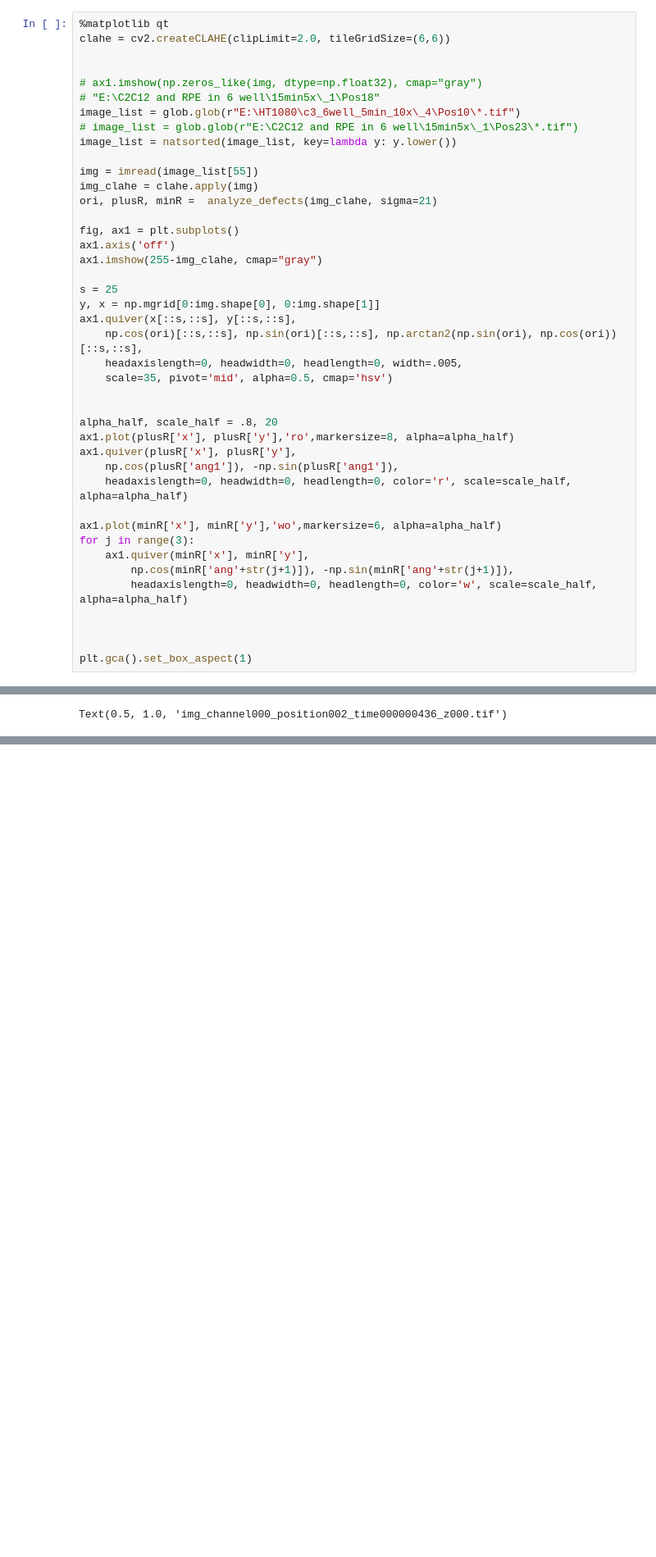
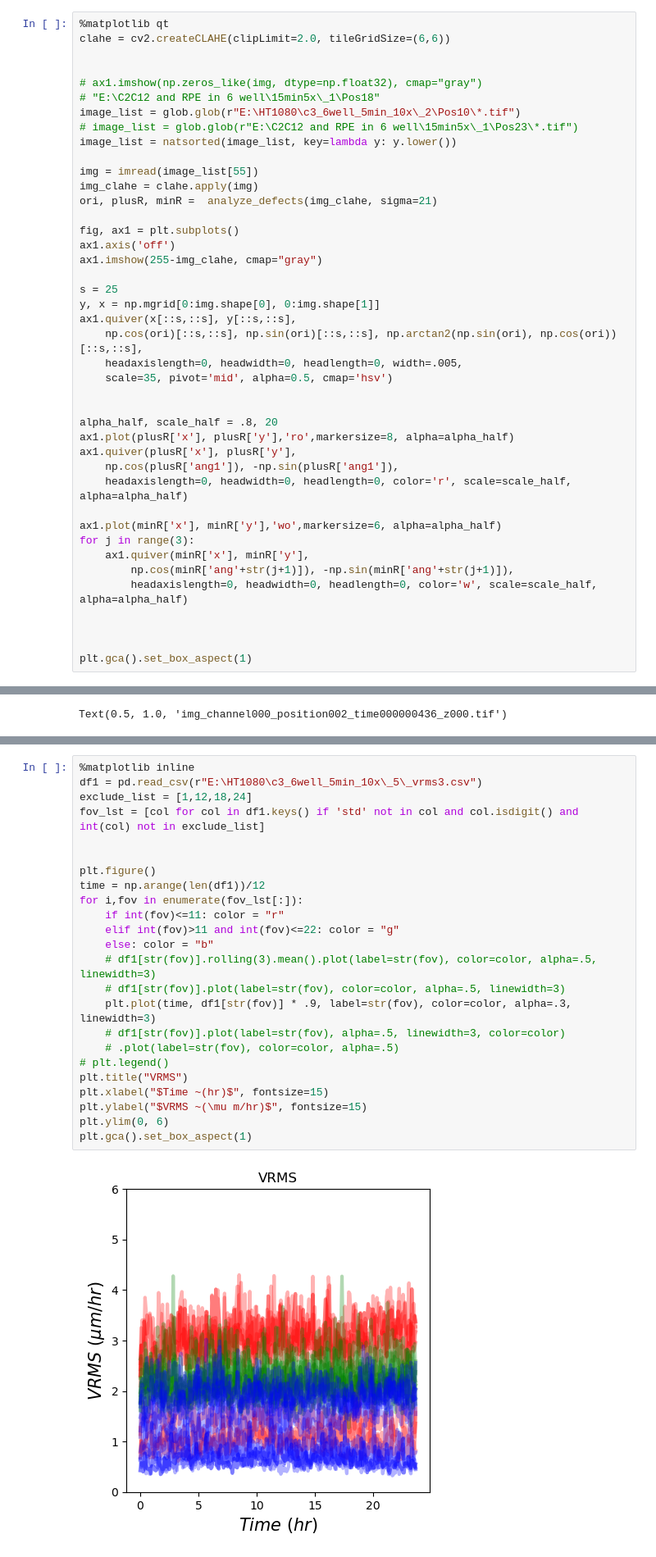
Before and after one commit to viciya/nematics, a Jupyter notebook: nematics/journals/flow_on_defects.ipynb, the cells around one changed output, grey strips where cells are left out. Shown at 82% size. Saved outputs shown, nothing was run; the diff lists cells and outputs as text; blank space fills up the shorter version.

```diff
--- a/nematics/journals/flow_on_defects.ipynb
+++ b/nematics/journals/flow_on_defects.ipynb
@@ -149,7 +149,7 @@ clahe = cv2.createCLAHE(clipLimit=2.0, tileGridSize=(6,6))
 
 # ax1.imshow(np.zeros_like(img, dtype=np.float32), cmap="gray")
 # "E:\C2C12 and RPE in 6 well\15min5x\_1\Pos18"
-image_list = glob.glob(r"E:\HT1080\c3_6well_5min_10x\_4\Pos10\*.tif")
+image_list = glob.glob(r"E:\HT1080\c3_6well_5min_10x\_2\Pos10\*.tif")
 # image_list = glob.glob(r"E:\C2C12 and RPE in 6 well\15min5x\_1\Pos23\*.tif")
 image_list = natsorted(image_list, key=lambda y: y.lower())
 
@@ -244 +277,27 @@ plt.legend()
+# %%
+%matplotlib inline
+df1 = pd.read_csv(r"E:\HT1080\c3_6well_5min_10x\_5\_vrms3.csv")
+exclude_list = [1,12,18,24]
+fov_lst = [col for col in df1.keys() if 'std' not in col and col.isdigit() and int(col) not in exclude_list]
+
+
+plt.figure()
+time = np.arange(len(df1))/12
+for i,fov in enumerate(fov_lst[:]):
+    if int(fov)<=11: color = "r"
+    elif int(fov)>11 and int(fov)<=22: color = "g"
+    else: color = "b"
+    # df1[str(fov)].rolling(3).mean().plot(label=str(fov), color=color, alpha=.5, linewidth=3)
+    # df1[str(fov)].plot(label=str(fov), color=color, alpha=.5, linewidth=3)
+    plt.plot(time, df1[str(fov)] * .9, label=str(fov), color=color, alpha=.3, linewidth=3)
+    # df1[str(fov)].plot(label=str(fov), alpha=.5, linewidth=3, color=color)
+    # .plot(label=str(fov), color=color, alpha=.5)
+# plt.legend()
+plt.title("VRMS")
+plt.xlabel("$Time ~(hr)$", fontsize=15)
+plt.ylabel("$VRMS ~(\mu m/hr)$", fontsize=15)
+plt.ylim(0, 6)
+plt.gca().set_box_aspect(1)
+# %% [output]
+[figure, added]
 # %%
```
Also changed, not shown: parts of 9 cells of this notebook.
